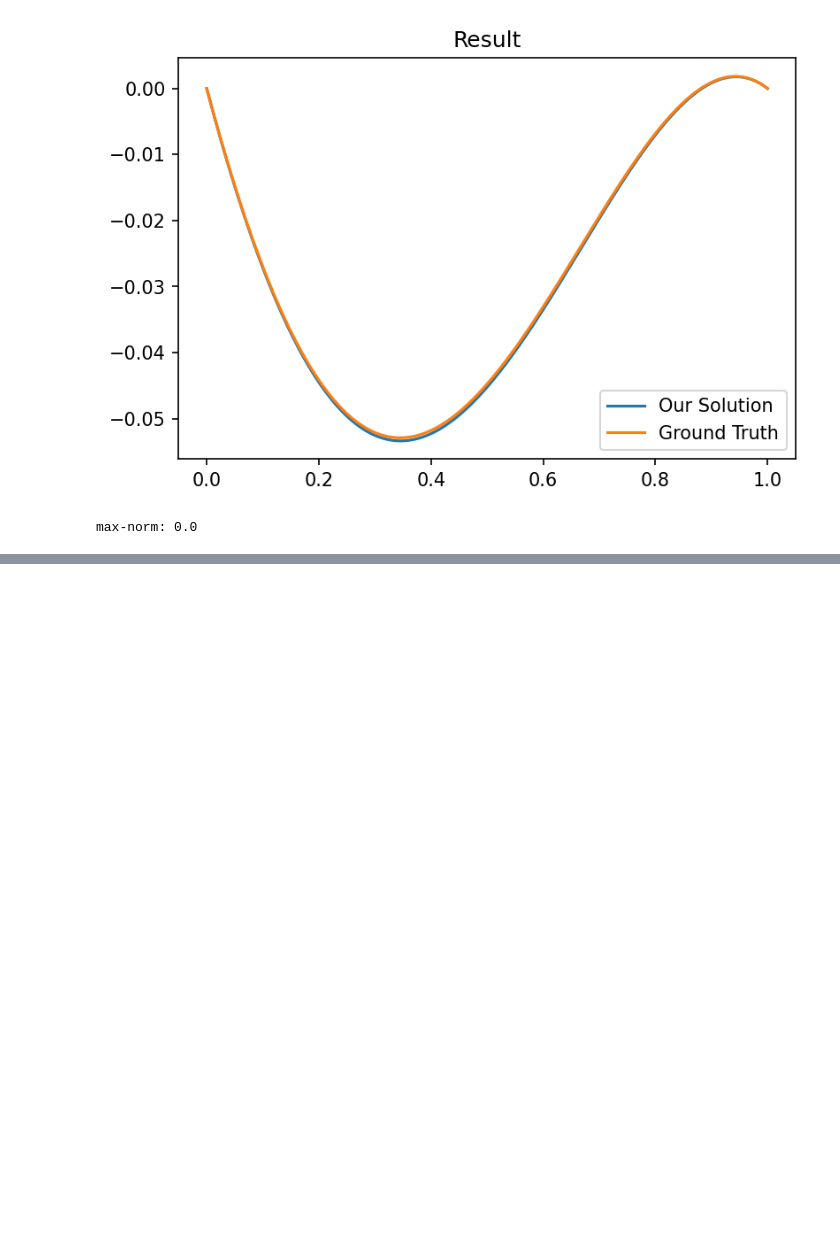
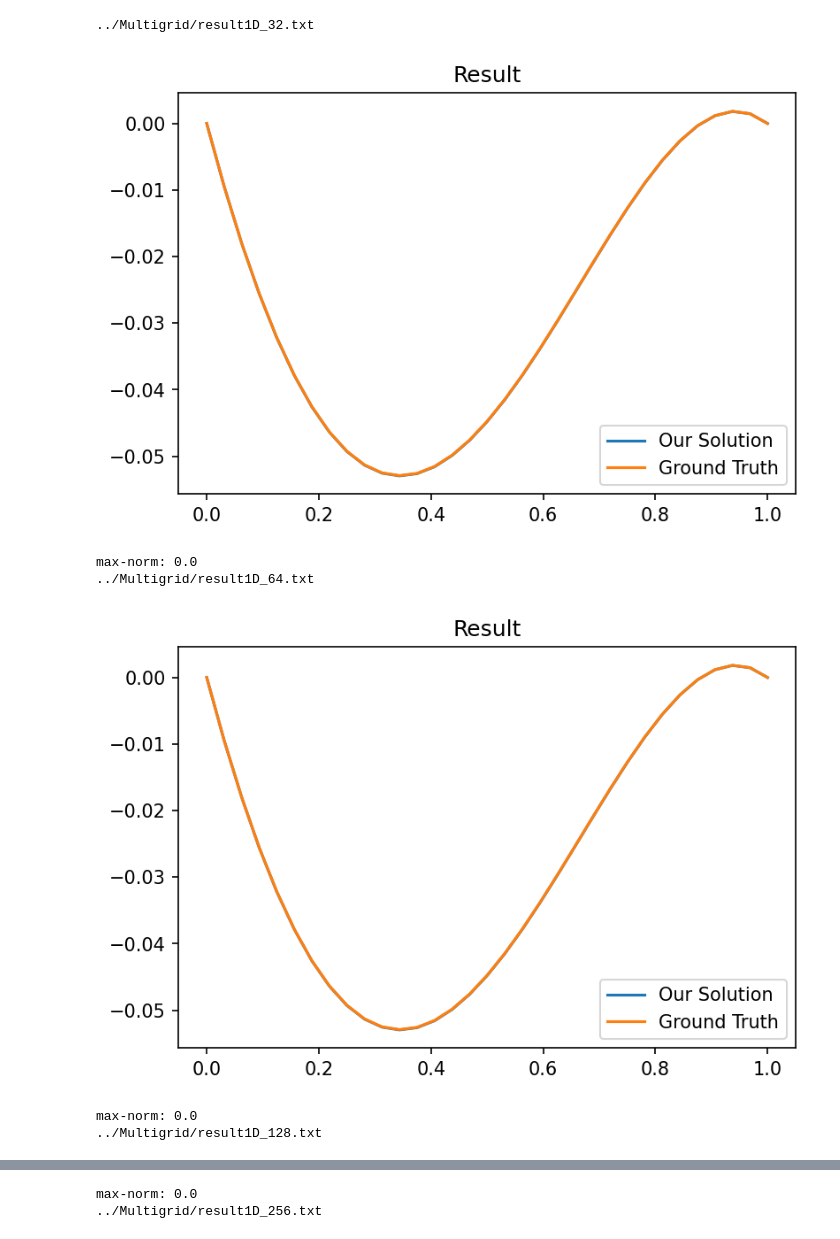
Before and after one commit to LIZIBIN2018/Microsolvt, a Jupyter notebook: PostProcessing /visualize1D.ipynb, the cells around one changed output, grey strips where cells are left out. Cells and saved outputs as stored; diff of their text form; code cells hidden in the pictures; blank space fills up the shorter version.

```diff
--- a/PostProcessing /visualize1D.ipynb
+++ b/PostProcessing /visualize1D.ipynb
@@ -6,25 +6,40 @@ funcs = [
     lambda x: np.exp(np.sin(x))
 ]
 # %%
-with open('./Multigrid/result.txt') as f:
-    # our solution
-    vals = np.array([float(s) for s in f.readlines()])
-    n = len(vals) - 1
+for times in range(5, 9):
+    filepath = "../Multigrid/result1D_" + str(2**times) + ".txt"
+    print(filepath)
 
-    # ground truth
-    x = np.arange(0.0, 1+0.5/n, 1/n)
-    ground_truth = funcs[0](x) - (funcs[0](0) * (1 - x) + funcs[0](1) * x)
+    with open('../Multigrid/result1D_32.txt') as f:
+        # our solution
+        for l in f.readlines():
+            ll = l.split(" ")
 
-    # show
-    plt.figure(dpi=150)
-    plt.plot(x, vals, label='Our Solution')
-    plt.plot(x, ground_truth, label='Ground Truth')
-    plt.title('Result')
-    plt.legend()
-    plt.show()
+            aim = []
+            for i in ll:
+                aim.append((float)(i))
+        vals = np.array(aim)
+        n = len(vals) - 1
 
-    delta = vals - ground_truth
-    print('max-norm:', delta.max())
+        # ground truth
+        x = np.arange(0.0, 1+0.5/n, 1/n)
+        ground_truth = funcs[0](x) - (funcs[0](0) * (1 - x) + funcs[0](1) * x)
+
+        # show
+        plt.figure(dpi=150)
+        plt.plot(x, vals, label='Our Solution')
+        plt.plot(x, ground_truth, label='Ground Truth')
+        plt.title('Result')
+        plt.legend()
+        plt.show()
+
+        delta = vals - ground_truth
+        print('max-norm:', delta.max())
 # %% [output]
+../Multigrid/result1D_32.txt
-[figure, old version]
+[figure, new version]
-max-norm: 0.0
+max-norm: 0.0
+../Multigrid/result1D_64.txt
+[figure, added]
+max-norm: 0.0
+../Multigrid/result1D_128.txt
@@ -30,0 +47,2 @@ max-norm: 0.0
+max-norm: 0.0
+../Multigrid/result1D_256.txt
```
Also changed, not shown: parts of 1 cell of this notebook, 25 other files.
